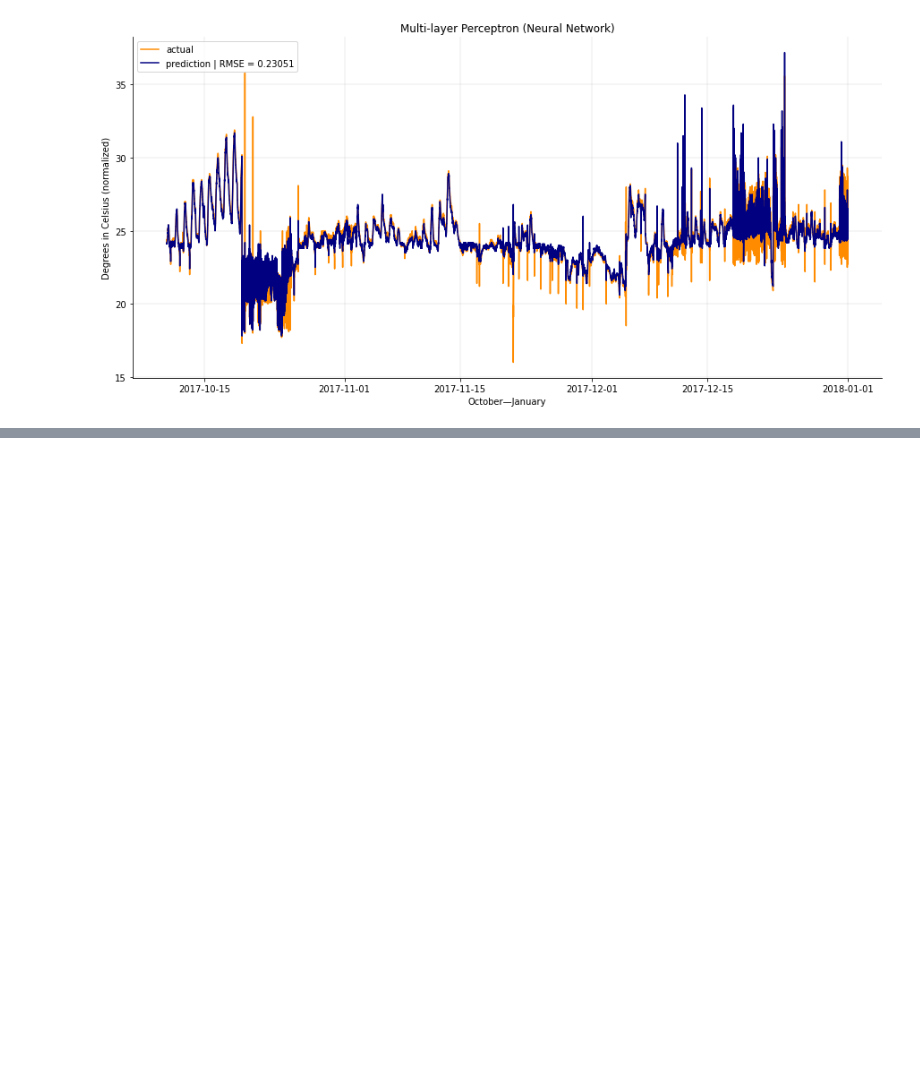
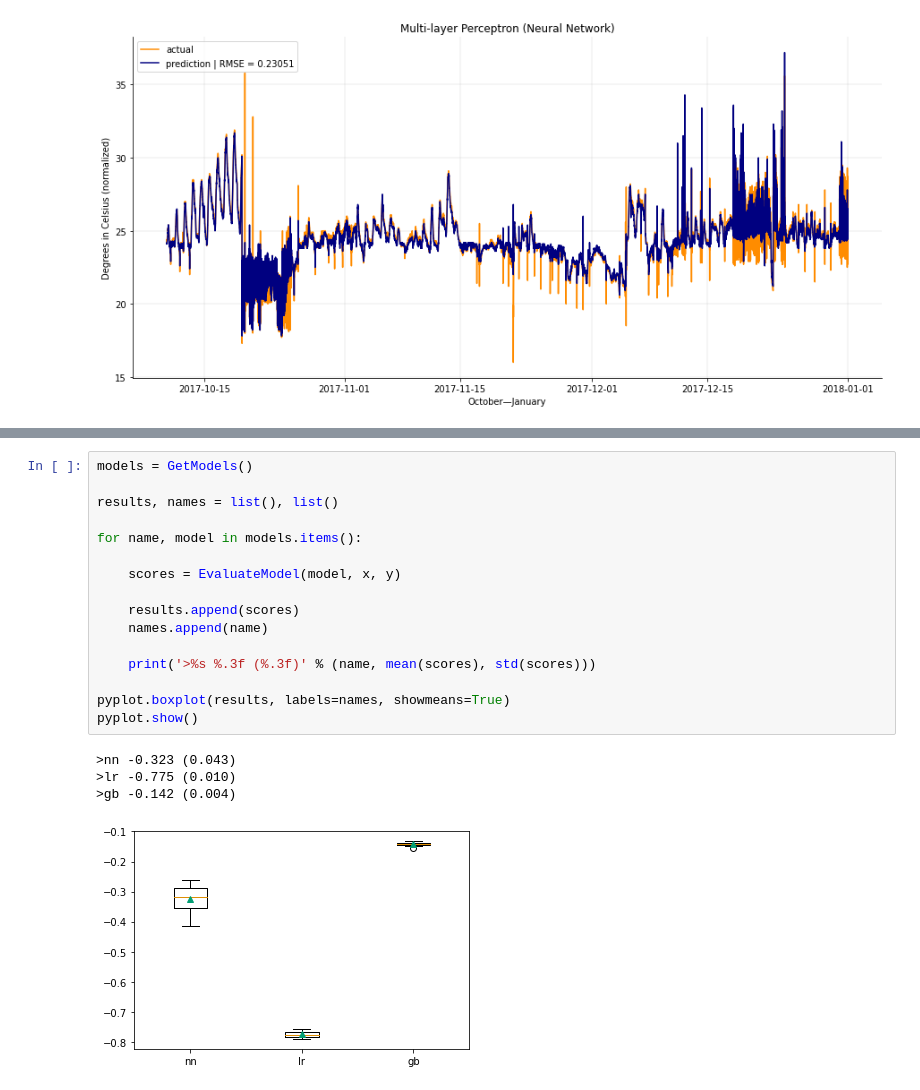
Before and after one commit to RoyyvB/ForecastTemperature, a Jupyter notebook: notebook.ipynb, the cells around one changed output, grey strips where cells are left out. Drawn from its saved outputs; the diff is of its cells as text; blank space fills up the shorter version.

```diff
--- a/notebook.ipynb
+++ b/notebook.ipynb
@@ -563,0 +575,21 @@ The training model's RMSE amounts to 0.197
+# %%
+models = GetModels()
+
+results, names = list(), list()
+
+for name, model in models.items():
+
+    scores = EvaluateModel(model, x, y)
+
+    results.append(scores)
+    names.append(name)
+
+    print('>%s %.3f (%.3f)' % (name, mean(scores), std(scores)))
+
+pyplot.boxplot(results, labels=names, showmeans=True)
+pyplot.show()
+# %% [output]
+>nn -0.323 (0.043)
+>lr -0.775 (0.010)
+>gb -0.142 (0.004)
+[figure, added]
```
Also changed, not shown: parts of 12 cells of this notebook.
